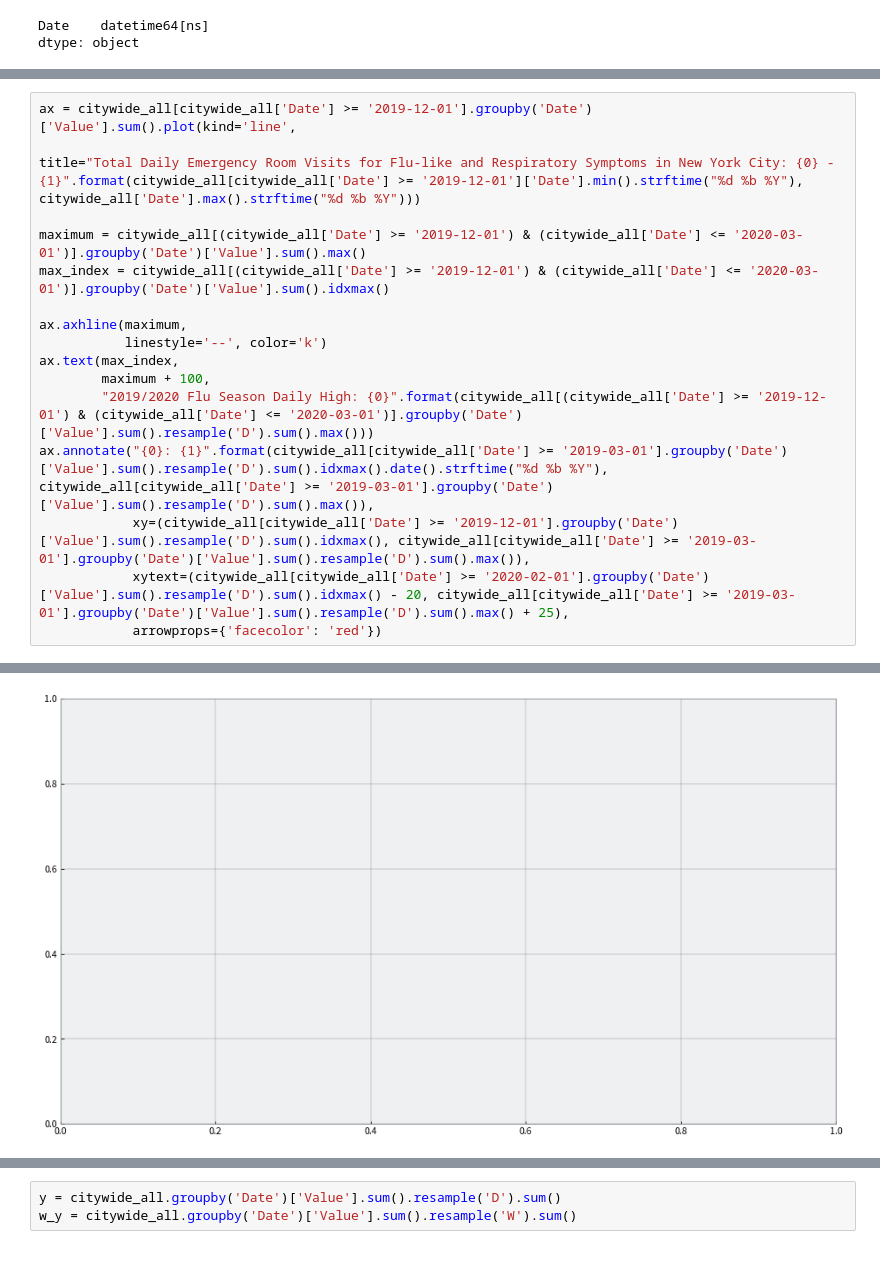
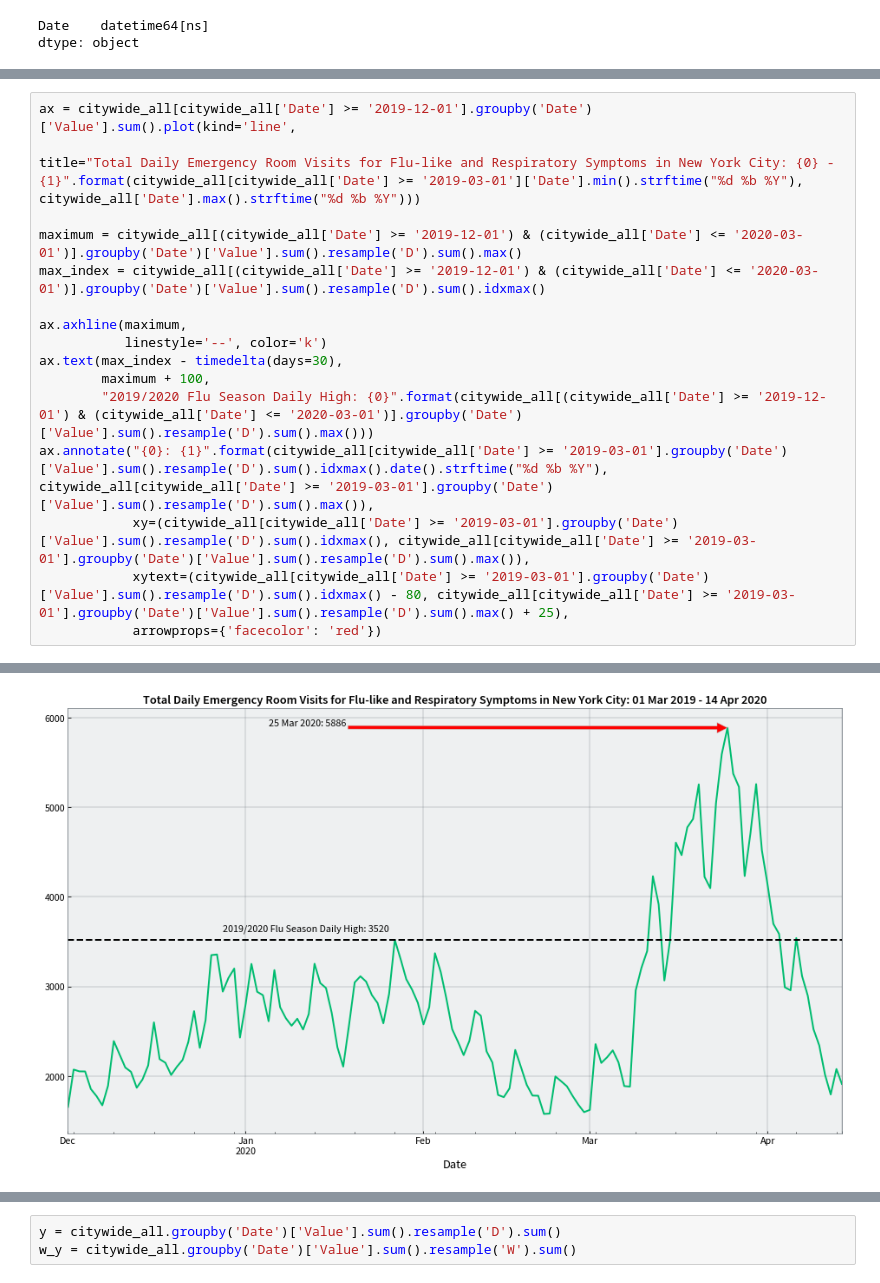
Before and after one commit to RobSpectre/COVID-19-Analysis, a Jupyter notebook: COVID 19 NYC ER Visits.ipynb, the cells around one changed output, grey strips where cells are left out. Cells and saved outputs as stored; diff of their text form.

```diff
--- a/COVID 19 NYC ER Visits.ipynb
+++ b/COVID 19 NYC ER Visits.ipynb
@@ -227,17 +222,17 @@ TypeError: float() argument must be a string or a number, not 'Period'
 # %%
 ax = citywide_all[citywide_all['Date'] >= '2019-12-01'].groupby('Date')['Value'].sum().plot(kind='line',
-                                                                                            title="Total Daily Emergency Room Visits for Flu-like and Respiratory Symptoms in New York City: {0} - {1}".format(citywide_all[citywide_all['Date'] >= '2019-12-01']['Date'].min().strftime("%d %b %Y"), citywide_all['Date'].max().strftime("%d %b %Y")))
+                                                                                            title="Total Daily Emergency Room Visits for Flu-like and Respiratory Symptoms in New York City: {0} - {1}".format(citywide_all[citywide_all['Date'] >= '2019-03-01']['Date'].min().strftime("%d %b %Y"), citywide_all['Date'].max().strftime("%d %b %Y")))
 
-maximum = citywide_all[(citywide_all['Date'] >= '2019-12-01') & (citywide_all['Date'] <= '2020-03-01')].groupby('Date')['Value'].sum().max()
-max_index = citywide_all[(citywide_all['Date'] >= '2019-12-01') & (citywide_all['Date'] <= '2020-03-01')].groupby('Date')['Value'].sum().idxmax()
+maximum = citywide_all[(citywide_all['Date'] >= '2019-12-01') & (citywide_all['Date'] <= '2020-03-01')].groupby('Date')['Value'].sum().resample('D').sum().max()
+max_index = citywide_all[(citywide_all['Date'] >= '2019-12-01') & (citywide_all['Date'] <= '2020-03-01')].groupby('Date')['Value'].sum().resample('D').sum().idxmax()
 
 ax.axhline(maximum,
            linestyle='--', color='k')
-ax.text(max_index,
+ax.text(max_index - timedelta(days=30),
         maximum + 100,
         "2019/2020 Flu Season Daily High: {0}".format(citywide_all[(citywide_all['Date'] >= '2019-12-01') & (citywide_all['Date'] <= '2020-03-01')].groupby('Date')['Value'].sum().resample('D').sum().max()))
 ax.annotate("{0}: {1}".format(citywide_all[citywide_all['Date'] >= '2019-03-01'].groupby('Date')['Value'].sum().resample('D').sum().idxmax().date().strftime("%d %b %Y"), citywide_all[citywide_all['Date'] >= '2019-03-01'].groupby('Date')['Value'].sum().resample('D').sum().max()),
-            xy=(citywide_all[citywide_all['Date'] >= '2019-12-01'].groupby('Date')['Value'].sum().resample('D').sum().idxmax(), citywide_all[citywide_all['Date'] >= '2019-03-01'].groupby('Date')['Value'].sum().resample('D').sum().max()),
-            xytext=(citywide_all[citywide_all['Date'] >= '2020-02-01'].groupby('Date')['Value'].sum().resample('D').sum().idxmax() - 20, citywide_all[citywide_all['Date'] >= '2019-03-01'].groupby('Date')['Value'].sum().resample('D').sum().max() + 25),
+            xy=(citywide_all[citywide_all['Date'] >= '2019-03-01'].groupby('Date')['Value'].sum().resample('D').sum().idxmax(), citywide_all[citywide_all['Date'] >= '2019-03-01'].groupby('Date')['Value'].sum().resample('D').sum().max()),
+            xytext=(citywide_all[citywide_all['Date'] >= '2019-03-01'].groupby('Date')['Value'].sum().resample('D').sum().idxmax() - 80, citywide_all[citywide_all['Date'] >= '2019-03-01'].groupby('Date')['Value'].sum().resample('D').sum().max() + 25),
             arrowprops={'facecolor': 'red'})
 # %% [output]
@@ -245,4 +240,4 @@ TypeError: float() argument must be a string or a number, not 'Period'
-[figure, old version]
+[figure, new version]
 # %%
 ax = citywide_all.groupby(['Date', 'Symptoms'])['Value'].sum().unstack('Symptoms').resample('D').sum().plot(kind='line',
                                                                                                                 title="Total Daily Emergency Room Visits for Flu-like and Respiratory Symptoms in New York City: {0} - {1}".format(citywide_all['Date'].min().date().strftime("%d %b %Y"), citywide_all['Date'].max().date().strftime("%d %b %Y")))
```
Also changed, not shown: parts of 17 cells of this notebook, 3 other files.
